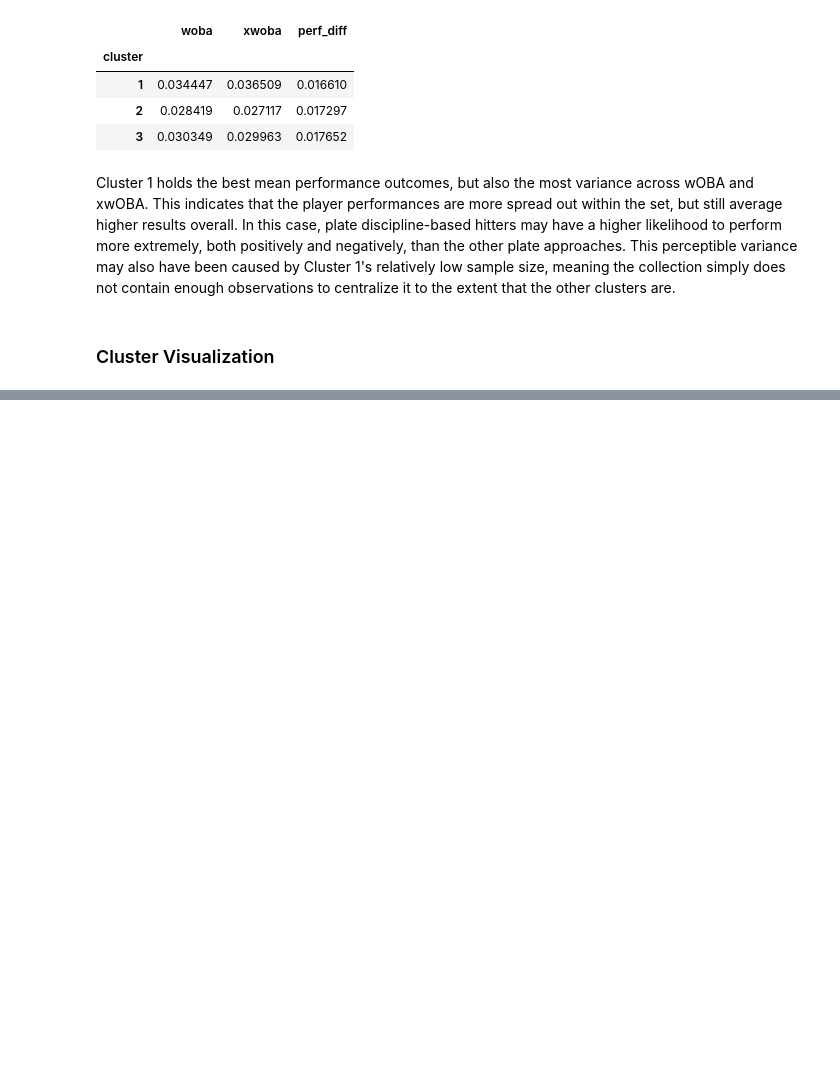
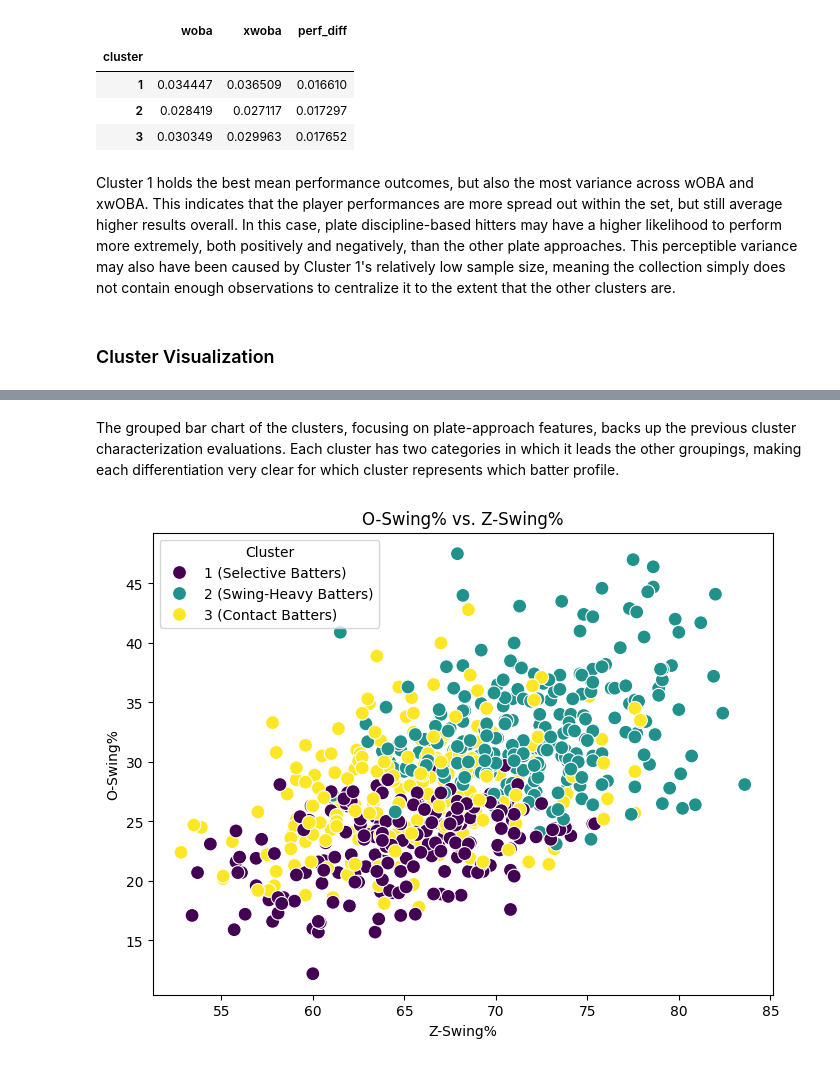
Before and after one commit to Chris83848/MLB-Data-Mining, a Jupyter notebook: notebooks/EDA.ipynb, the cells around one changed output, grey strips where cells are left out. Drawn from its saved outputs; the diff is of its cells as text; code cells hidden in the pictures; blank space fills up the shorter version.

```diff
--- a/notebooks/EDA.ipynb
+++ b/notebooks/EDA.ipynb
@@ -624,0 +636,15 @@ Cluster 1 holds the best mean performance outcomes, but also the most variance a
+# %% [markdown]
+The grouped bar chart of the clusters, focusing on plate-approach features, backs up the previous cluster characterization evaluations. Each cluster has two categories in which it leads the other groupings, making each differentiation very clear for which cluster represents which batter profile.
+# %%
+# Build scatterplot
+plt.figure(figsize=(8, 6))
+plot = sns.scatterplot(data=df, x='z_swing_percent', y='oz_swing_percent', hue='cluster', palette='viridis', s=100)
+plot.legend(handles, legend, title="Cluster")
+
+# Label and show scatterplot
+plt.xlabel("Z-Swing%")
+plt.ylabel("O-Swing%")
+plt.title("O-Swing% vs. Z-Swing%")
+plt.show()
+# %% [output]
+[figure, added]
```
Also changed, not shown: parts of 9 cells of this notebook.
